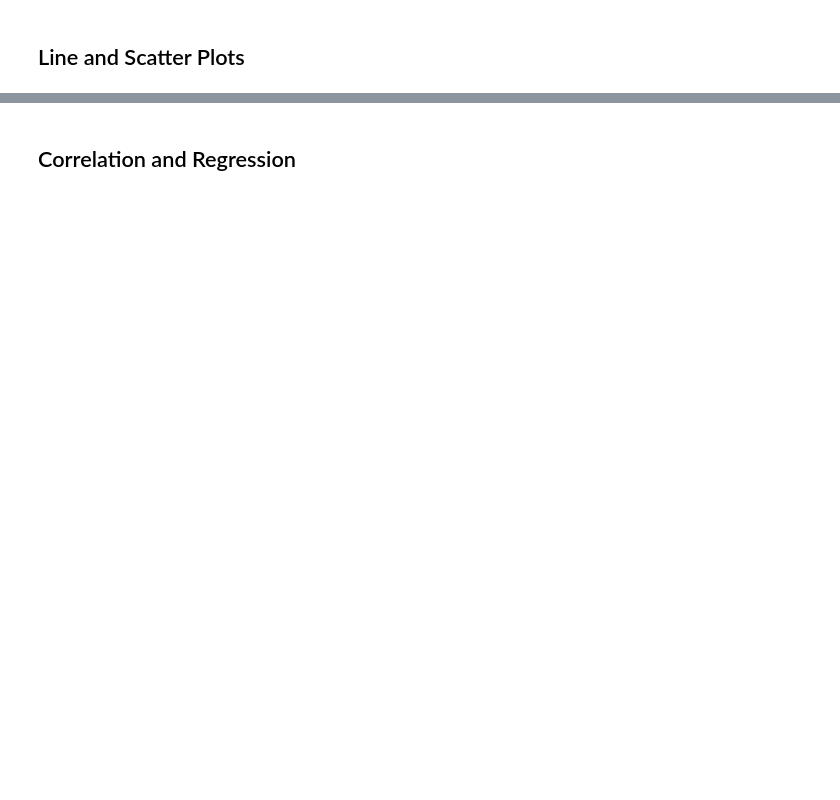
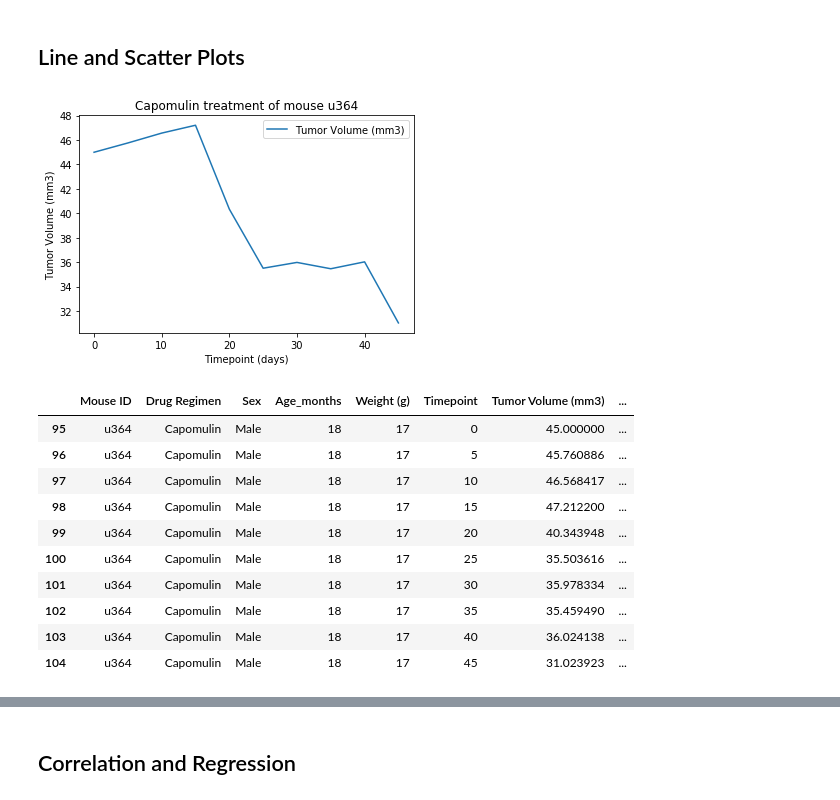
Before and after one commit to tracygoznikar/Matplotlib_Challenge, a Jupyter notebook: Pymaceuticals/pymaceuticals_starter.ipynb, the cells around one changed output, grey strips where cells are left out. Saved outputs shown, nothing was run; the diff lists cells and outputs as text; code cells hidden in the pictures; blank space fills up the shorter version.

```diff
--- a/Pymaceuticals/pymaceuticals_starter.ipynb
+++ b/Pymaceuticals/pymaceuticals_starter.ipynb
@@ -260,0 +299,30 @@ ValueError: 'explode' must be of length 'x'
+# %%
+# Generate a line plot of tumor volume vs. time point for a mouse treated with Capomulin
+Capomulin1_df = clean_df.loc[clean_df["Drug Regimen"]=="Capomulin"]
+
+Capomulin2_df = Capomulin1_df.loc[Capomulin1_df["Mouse ID"]=="u364"]
+
+line_plot = Capomulin2_df[["Timepoint", "Tumor Volume (mm3)"]]
+line_plot = line_plot.set_index("Timepoint")
+
+line_plot.plot.line()
+x_axis = np.arange(0,45,5)
+plt.ylabel("Tumor Volume (mm3)")
+plt.xlabel("Timepoint (days)")
+plt.title("Capomulin treatment of mouse u364")
+plt.tight_layout
+plt.show()
+Capomulin2_df
+# %% [output]
+[figure, added]
+|  | Mouse ID | Drug Regimen | Sex | Age_months | Weight (g) | Timepoint | Tumor Volume (mm3) | ... |
+| 95 | u364 | Capomulin | Male | 18 | 17 | 0 | 45.000000 | ... |
+| 96 | u364 | Capomulin | Male | 18 | 17 | 5 | 45.760886 | ... |
+| 97 | u364 | Capomulin | Male | 18 | 17 | 10 | 46.568417 | ... |
+| 98 | u364 | Capomulin | Male | 18 | 17 | 15 | 47.212200 | ... |
+| 99 | u364 | Capomulin | Male | 18 | 17 | 20 | 40.343948 | ... |
+| 100 | u364 | Capomulin | Male | 18 | 17 | 25 | 35.503616 | ... |
+| 101 | u364 | Capomulin | Male | 18 | 17 | 30 | 35.978334 | ... |
+| 102 | u364 | Capomulin | Male | 18 | 17 | 35 | 35.459490 | ... |
+| 103 | u364 | Capomulin | Male | 18 | 17 | 40 | 36.024138 | ... |
+| 104 | u364 | Capomulin | Male | 18 | 17 | 45 | 31.023923 | ... |
```
Also changed, not shown: parts of 11 cells of this notebook.
